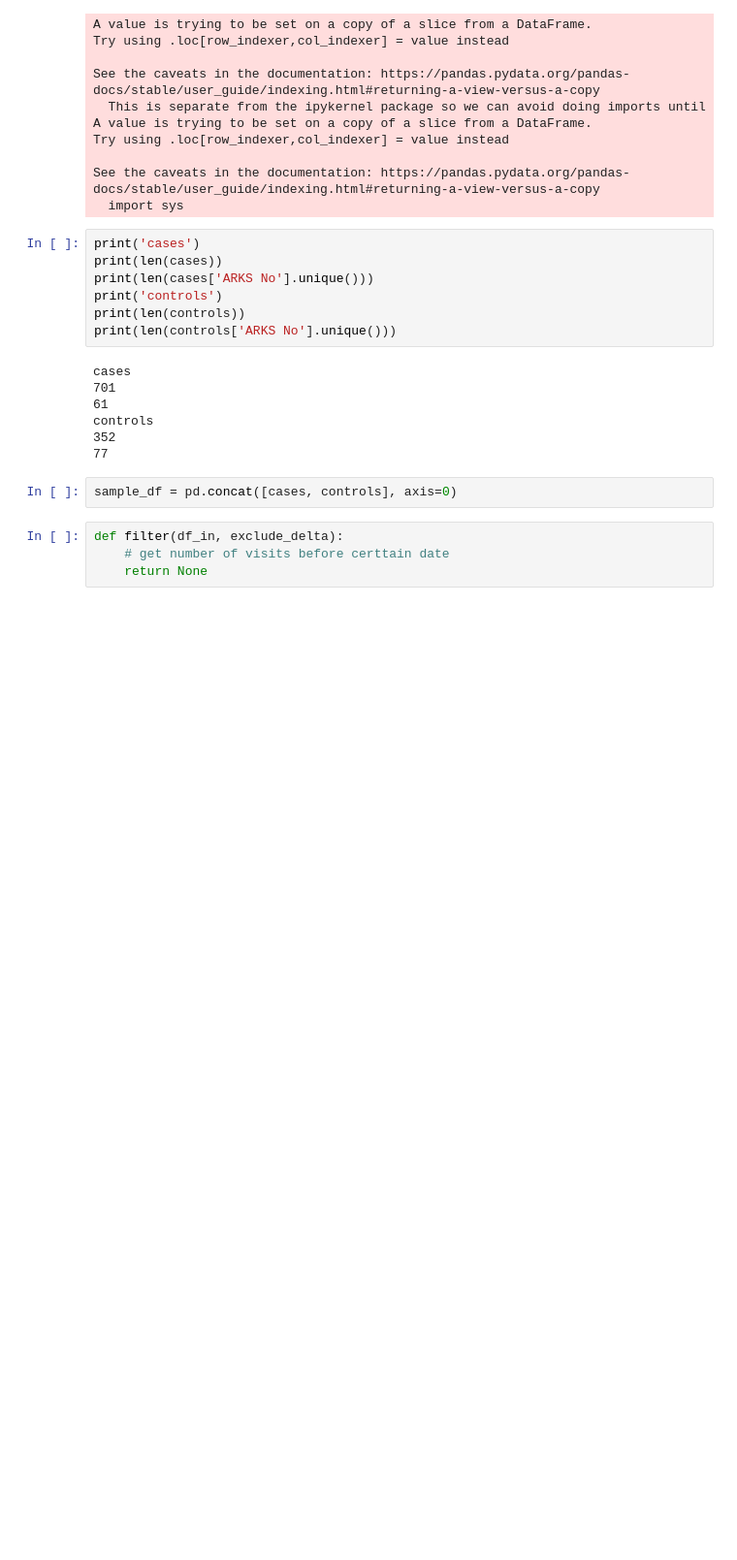
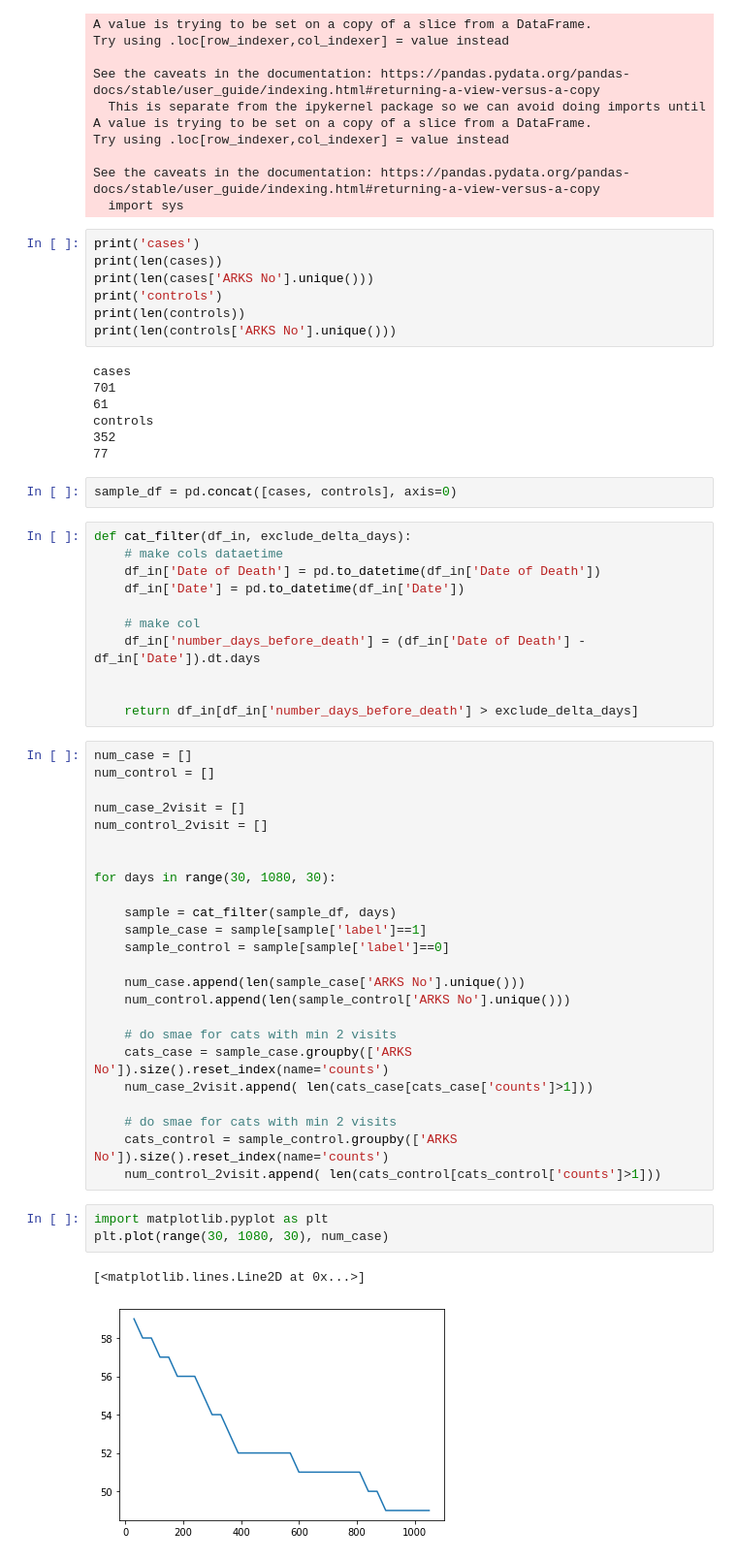
Before and after one commit to ruthpearson/CatHack, a Jupyter notebook: big_cats/10. GROUP_explore_number_visits.ipynb, the cells around one changed output. Shown at 97% size. Drawn from its saved outputs; the diff is of its cells as text; blank space fills up the shorter version.

Commit message:
filtered cats with different times before death

```diff
--- a/big_cats/10. GROUP_explore_number_visits.ipynb
+++ b/big_cats/10. GROUP_explore_number_visits.ipynb
@@ -91,6 +93,43 @@ controls
 # %%
 sample_df = pd.concat([cases, controls], axis=0)
 # %%
-def filter(df_in, exclude_delta):
-    # get number of visits before certtain date
-    return None
+def cat_filter(df_in, exclude_delta_days):
+    # make cols dataetime
+    df_in['Date of Death'] = pd.to_datetime(df_in['Date of Death'])
+    df_in['Date'] = pd.to_datetime(df_in['Date'])
+
+    # make col
+    df_in['number_days_before_death'] = (df_in['Date of Death'] - df_in['Date']).dt.days
+
+
+    return df_in[df_in['number_days_before_death'] > exclude_delta_days]
+# %%
+num_case = []
+num_control = []
+
+num_case_2visit = []
+num_control_2visit = []
+
+
+for days in range(30, 1080, 30):
+
+    sample = cat_filter(sample_df, days)
+    sample_case = sample[sample['label']==1]
+    sample_control = sample[sample['label']==0]
+
+    num_case.append(len(sample_case['ARKS No'].unique()))
+    num_control.append(len(sample_control['ARKS No'].unique()))
+
+    # do smae for cats with min 2 visits
+    cats_case = sample_case.groupby(['ARKS No']).size().reset_index(name='counts')
+    num_case_2visit.append( len(cats_case[cats_case['counts']>1]))
+
+    # do smae for cats with min 2 visits
+    cats_control = sample_control.groupby(['ARKS No']).size().reset_index(name='counts')
+    num_control_2visit.append( len(cats_control[cats_control['counts']>1]))
+# %%
+import matplotlib.pyplot as plt
+plt.plot(range(30, 1080, 30), num_case)
+# %% [output]
+[<matplotlib.lines.Line2D at 0x...>]
+[figure, added]
```
Also changed, not shown: parts of 4 cells of this notebook.
